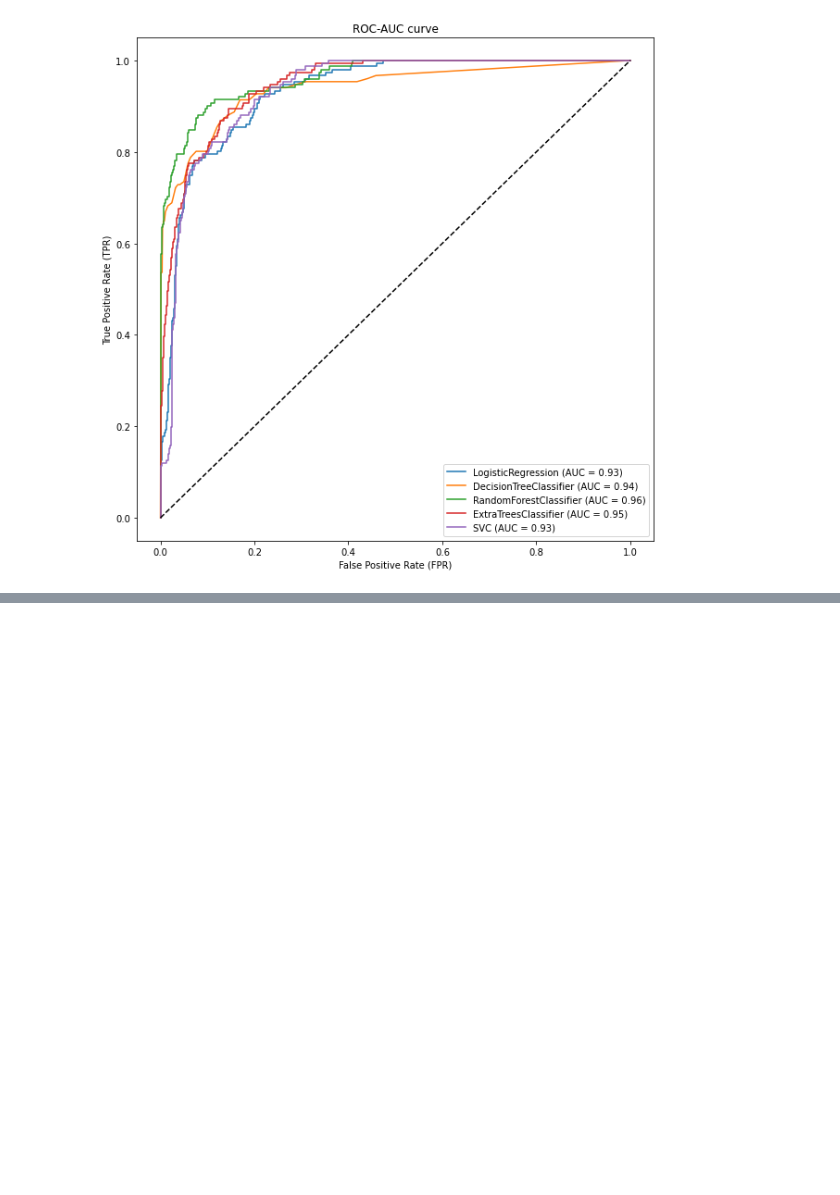
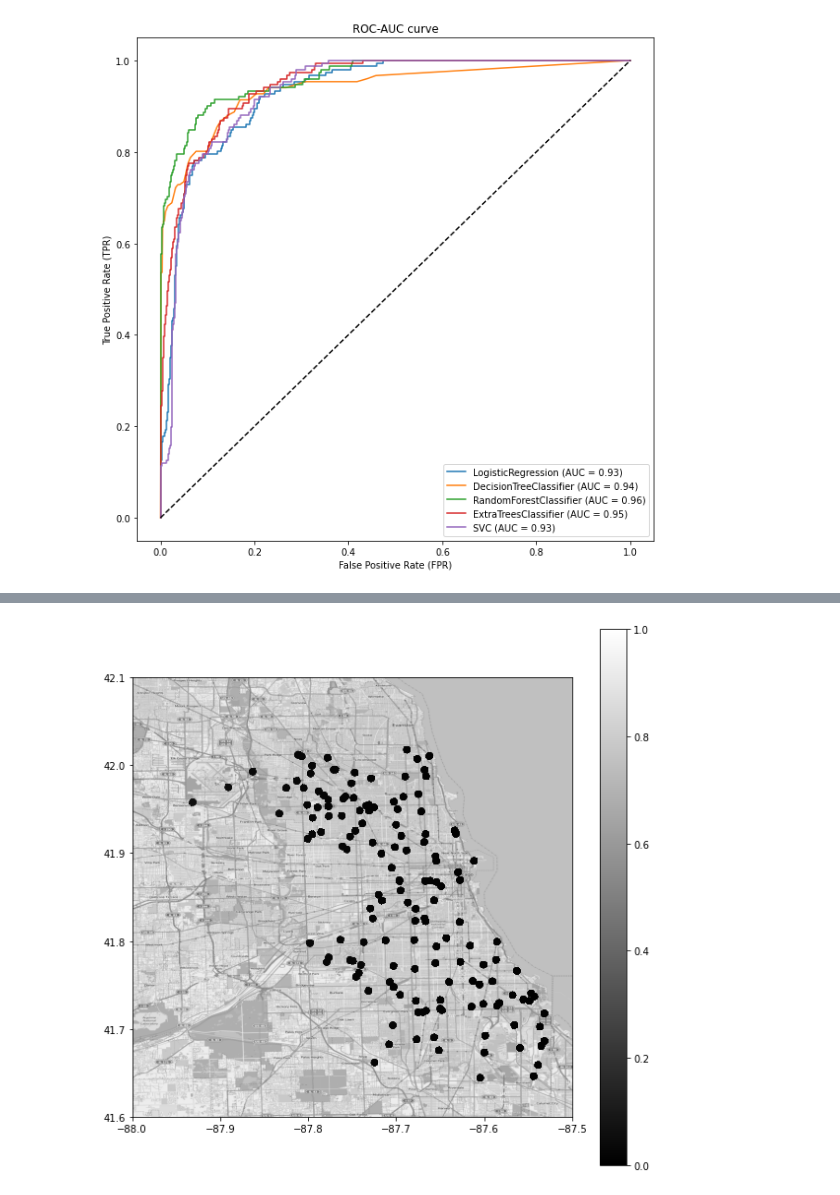
Before and after one commit to doscsy12/west-nile-virus, a Jupyter notebook: code/Preprocessing_model_tuning.ipynb, the cells around one changed output, grey strips where cells are left out. Cells and saved outputs as stored; diff of their text form; code cells hidden in the pictures; blank space fills up the shorter version.

```diff
--- a/code/Preprocessing_model_tuning.ipynb
+++ b/code/Preprocessing_model_tuning.ipynb
@@ -951,0 +926,45 @@ plt.savefig('map_predict.png')
+# %%
+# https://www.kaggle.com/c/predict-west-nile-virus/
+# This shows how to read the text representing a map of Chicago in numpy, and put it on a plot in matplotlib.
+# This example also rescales the image data to the GPS co-ordinates of the bounding box and overlays some random points.
+
+origin = [41.6, -88.0]              # lat/long of origin (lower left corner)
+upperRight = [42.1, -87.5]          # lat/long of upper right corner
+
+mapdata = np.loadtxt('../data/mapdata_copyright_openstreetmap_contributors.txt')
+
+# generate some data to overlay
+numPoints = 300
+lats = predict_merge['latitude']
+longs = predict_merge['longitude']
+wnv = predict_merge['WnvPresent']
+lats_traps = train['latitude']
+longs_traps = train['longitude']
+
+# #normalise colormap
+# colormap = plt.cm.blues #or any other colormap
+# normalize = matplotlib.colors.Normalize(vmin=-1, vmax=1)
+
+# generate plot
+plt.figure(figsize=(10,10))
+plt.imshow(mapdata, cmap=plt.get_cmap('gray'), extent=[origin[1], upperRight[1], origin[0], upperRight[0]])
+# sns.scatterplot(x=longs, y=lats, palette='husl',
+#                 c='k',
+#                 hue=sns.wnv,
+#                 s=40)
+
+# plot colour based on probability values
+# sns.scatterplot(x=longs, y=lats,
+# #                 c='r',
+#                 hue=wnv, size=wnv,
+#                 cmap=plt.cm.Blues,
+#                 hue_norm=(0,255),
+#                 s=100)
+plt.scatter(longs,lats, c=wnv, cmap='gray', norm=matplotlib.colors.Normalize(vmin=0, vmax=1))
+plt.colorbar()
+
+#plt.show()
+
+plt.savefig('map_predict.png')
+# %% [output]
+[figure, added]
```
Also changed, not shown: parts of 82 cells of this notebook.
